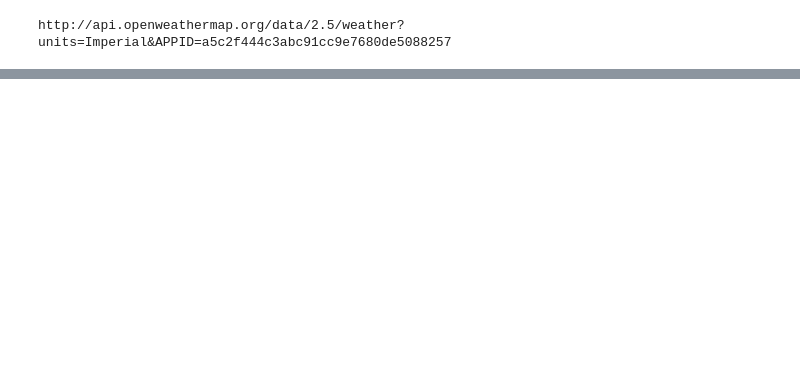
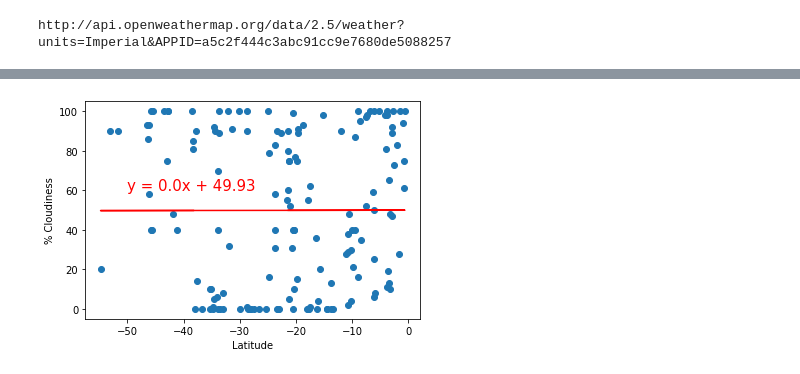
Before and after one commit to jacquie0583/World_Weather_Analysis, a Jupyter notebook: WeatherPy.ipynb, the cells around one changed output, grey strips where cells are left out. Cells and saved outputs as stored; diff of their text form; code cells hidden in the pictures; blank space fills up the shorter version.

```diff
--- a/WeatherPy.ipynb
+++ b/WeatherPy.ipynb
@@ -303,11 +337,13 @@ plot_linear_regression(x_values, y_values,
 # %%
 # Linear regression on the Southern Hemisphere
 x_values = southern_hemi_df["Lat"]
 y_values = southern_hemi_df["Cloudiness"]
 # Call the function.
 plot_linear_regression(x_values, y_values,
-                       'Linear Regression on the Southern Hemisphere \n
-                        for % Cloudiness', '% Cloudiness',(-50,60))
+                       """Linear Regression on the Southern Hemisphere \n
+                        for % Cloudiness""", '% Cloudiness',(-50,60))
+# %% [output]
+[figure, added]
 # %%
 # Linear regression on the Northern Hemisphere
 x_values = northern_hemi_df["Lat"]
```
Also changed, not shown: parts of 20 cells of this notebook, 7 other files.
